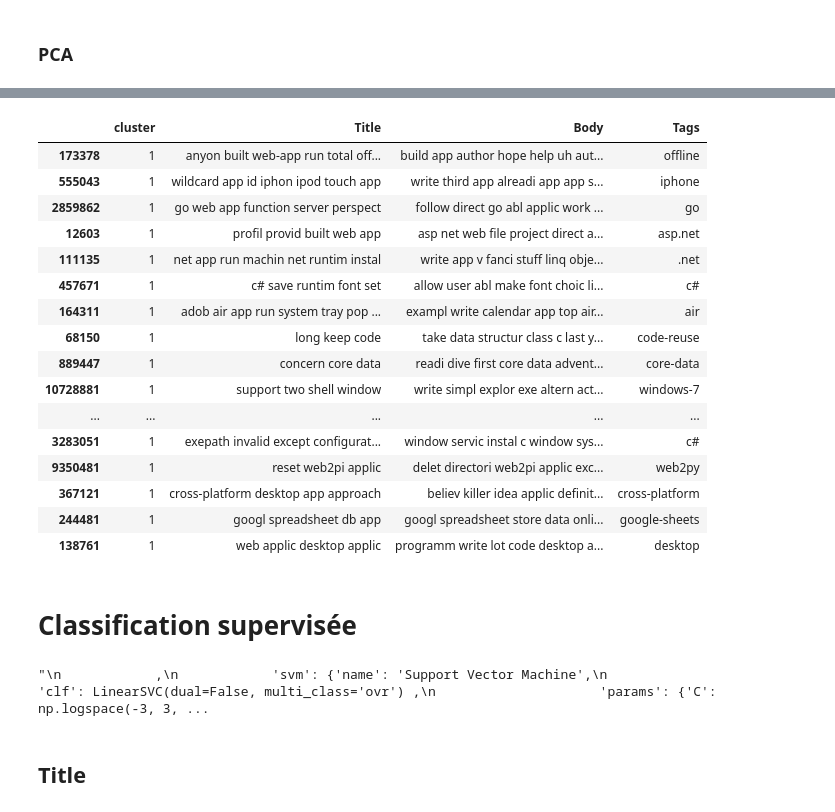
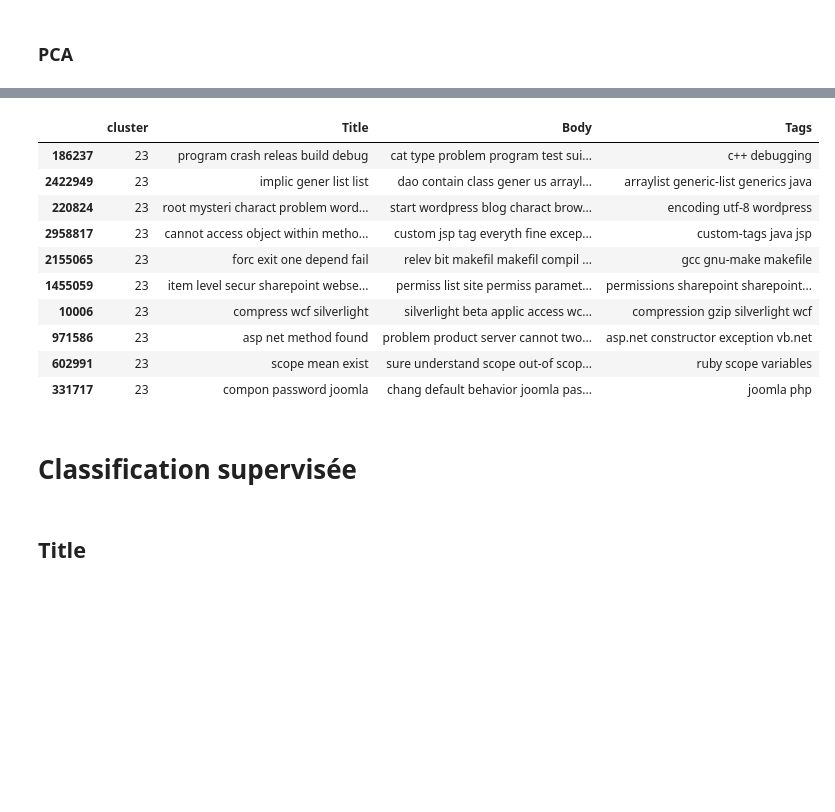
Before and after one commit to FKO78/OC-ds-p6, a Jupyter notebook: P6_Catégorisez_automatiquement_des_questions_MODELISATION.ipynb, the cells around one changed output, grey strips where cells are left out. Saved outputs shown, nothing was run; the diff lists cells and outputs as text; code cells hidden in the pictures; blank space fills up the shorter version.

```diff
--- a/P6_Catégorisez_automatiquement_des_questions_MODELISATION.ipynb
+++ b/P6_Catégorisez_automatiquement_des_questions_MODELISATION.ipynb
@@ -230,15 +240,15 @@ PCA 2 composants: [0.00742094 0.00658668] 0.014007622090083428
 # %%
-fig = plt.figure(figsize=(10, 5))
 # Iteration de clustering kmeans avec des nb de clusters différents
 silhouettes = []
-cluster_range = range(200, 700, 50)
+cluster_range = range(10, 150, 10)
 for n in cluster_range:
     myclust = cluster.KMeans(n_clusters=n, random_state=1)
     myclust.fit(X_scaled)
     silhouettes.append(metrics.silhouette_score(X_scaled, myclust.labels_))
 
-plt.plot(cluster_range, silhouettes, marker='o')
-
 best_cluster = cluster_range[np.argmax(silhouettes)]
 print('best clustering = ', best_cluster)
+
+fig = plt.figure(figsize=(10, 5))
+plt.plot(cluster_range, silhouettes, marker='o')
 # %% [output]
@@ -247,5 +257,5 @@ best clustering =  600
 # %%
-nb_clusters = 650
+nb_clusters = best_cluster
 color = ["#"+''.join([random.choice('0123456789ABCDEF') for j in range(6)])
         for i in range(nb_clusters)]
 
@@ -325,15 +332,15 @@ PCA 2 composants: [0.00702508 0.00592758] 0.012952660141697107
 # %%
-fig = plt.figure(figsize=(10, 5))
 # Iteration de clustering kmeans avec des nb de clusters différents
 silhouettes = []
-cluster_range = range(200, 700, 50)
+cluster_range = range(100, 500, 50)
 for n in cluster_range:
     myclust = cluster.KMeans(n_clusters=n, random_state=1)
     myclust.fit(X_scaled)
     silhouettes.append(metrics.silhouette_score(X_scaled, myclust.labels_))
 
-plt.plot(cluster_range, silhouettes, marker='o')
-
 best_cluster = cluster_range[np.argmax(silhouettes)]
 print('best clustering = ', best_cluster)
+
+fig = plt.figure(figsize=(10, 5))
+plt.plot(cluster_range, silhouettes, marker='o')
 # %% [output]
@@ -342,5 +350,5 @@ best clustering =  200
 # %%
-nb_clusters = 300
+nb_clusters = best_cluster
 
 color = ["#"+''.join([random.choice('0123456789ABCDEF') for j in range(6)])
         for i in range(nb_clusters)]
@@ -365,33 +373,24 @@ tfidf.groupby(['cluster'])[['cluster']].count().T.reset_index(drop=True)
 1 rows × 300 columns
 # %%
-tfidf[tfidf.cluster == 1][['cluster']].merge(train[['Title', 'Body', 'Tags']], left_index=True, right_index=True)
+tfidf[tfidf.cluster == 23][['cluster']].merge(train[['Title', 'Body', 'Tags']], left_index=True, right_index=True)
 # %% [output]
 |  | cluster | Title | Body | Tags |
-| 173378 | 1 | anyon built web-app run total off... | build app author hope help uh aut... | offline |
-| 555043 | 1 | wildcard app id iphon ipod touch app | write third app alreadi app app s... | iphone |
-| 2859862 | 1 | go web app function server perspect | follow direct go abl applic work ... | go |
-| 12603 | 1 | profil provid built web app | asp net web file project direct a... | asp.net |
-| 111135 | 1 | net app run machin net runtim instal | write app v fanci stuff linq obje... | .net |
-| 457671 | 1 | c# save runtim font set | allow user abl make font choic li... | c# |
-| 164311 | 1 | adob air app run system tray pop ... | exampl write calendar app top air... | air |
-| 68150 | 1 | long keep code | take data structur class c last y... | code-reuse |
-| 889447 | 1 | concern core data | readi dive first core data advent... | core-data |
-| 10728881 | 1 | support two shell window | write simpl explor exe altern act... | windows-7 |
-| ... | ... | ... | ... | ... |
-| 3283051 | 1 | exepath invalid except configurat... | window servic instal c window sys... | c# |
-| 9350481 | 1 | reset web2pi applic | delet directori web2pi applic exc... | web2py |
-| 367121 | 1 | cross-platform desktop app approach | believ killer idea applic definit... | cross-platform |
-| 244481 | 1 | googl spreadsheet db app | googl spreadsheet store data onli... | google-sheets |
-| 138761 | 1 | web applic desktop applic | programm write lot code desktop a... | desktop |
+| 186237 | 23 | program crash releas build debug | cat type problem program test sui... | c++ debugging |
+| 2422949 | 23 | implic gener list list | dao contain class gener us arrayl... | arraylist generic-list generics java |
+| 220824 | 23 | root mysteri charact problem word... | start wordpress blog charact brow... | encoding utf-8 wordpress |
+| 2958817 | 23 | cannot access object within metho... | custom jsp tag everyth fine excep... | custom-tags java jsp |
+| 2155065 | 23 | forc exit one depend fail | relev bit makefil makefil compil ... | gcc gnu-make makefile |
+| 1455059 | 23 | item level secur sharepoint webse... | permiss list site permiss paramet... | permissions sharepoint sharepoint... |
+| 10006 | 23 | compress wcf silverlight | silverlight beta applic access wc... | compression gzip silverlight wcf |
+| 971586 | 23 | asp net method found | problem product server cannot two... | asp.net constructor exception vb.net |
+| 602991 | 23 | scope mean exist | sure understand scope out-of scop... | ruby scope variables |
+| 331717 | 23 | compon password joomla | chang default behavior joomla pas... | joomla php |
 # %% [markdown]
 # Classification supervisée
 # %%
 DICT_CLF = {'knn': {'name': 'k-Nearest Neighbors',
                      'clf': KNeighborsClassifier(),
-                     'params': {'n_neighbors': np.arange(100, 700, 50)}}
-            }
-"""
-            ,
+                     'params': {'n_neighbors': np.arange(100, 700, 50)}},
             'svm': {'name': 'Support Vector Machine',
                      'clf': LinearSVC(dual=False, multi_class='ovr') ,
                      'params': {'C': np.logspace(-3, 3, 7),
@@ -401,19 +400,8 @@ DICT_CLF = {'knn': {'name': 'k-Nearest Neighbors',
                      'clf': RandomForestClassifier(),
                      'params': {'criterion': ['entropy', 'gini'],
                                 'n_estimators': [20, 40, 60, 80, 100],
-                                'max_features':['sqrt', 'log2']}},
-            'adc': {'name': 'AdaBoost',
-                     'clf': AdaBoostClassifier(),
-                     'params': {'n_estimators': \
-                                [10, 20, 30, 40, 50, 60, 70, 80, 90, 100]}},
-            'gbc': {'name': 'Gradient Boosting',
-                     'clf': GradientBoostingClassifier(),
-                     'params': {'n_estimators': \
-                                [10, 20, 30, 40, 50, 60, 70, 80, 90, 100]}}
+                                'max_features':['sqrt', 'log2']}}
             }
-"""
-# %% [output]
-"\n            ,\n            'svm': {'name': 'Support Vector Machine',\n                     'clf': LinearSVC(dual=False, multi_class='ovr') ,\n                     'params': {'C': np.logspace(-3, 3, ...
 # %% [markdown]
 ## Title
 # %%
```
Also changed, not shown: parts of 34 cells of this notebook.
